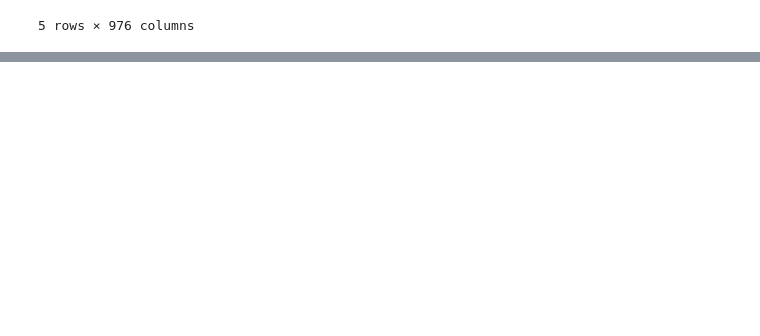
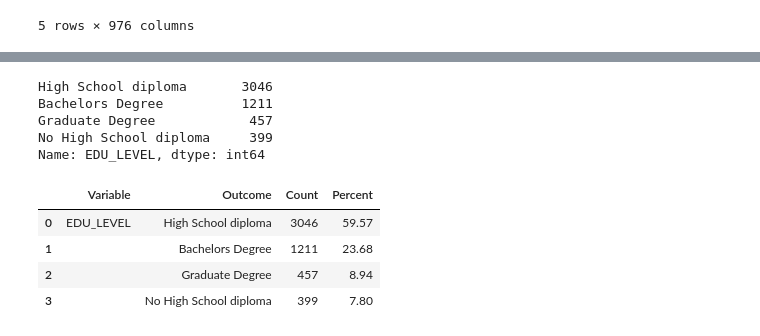
Before and after one commit to ginolopiccolo/skyline-math-200, a Jupyter notebook: Python_Notebook_Setup_by_.ipynb, the cells around one changed output, grey strips where cells are left out. Saved outputs shown, nothing was run; the diff lists cells and outputs as text; code cells hidden in the pictures; blank space fills up the shorter version.

```diff
--- a/Python_Notebook_Setup_by_.ipynb
+++ b/Python_Notebook_Setup_by_.ipynb
@@ -40,0 +60,3 @@ df.head()
+# %%
+df['EDU_LEVEL']=df['H4ED2']
+df['EDU_LEVEL'].value_counts()
@@ -40,0 +80,6 @@ df.head()
+# %%
+df['EDU_LEVEL'] = df['H4ED2']
+df['EDU_LEVEL'] = df['EDU_LEVEL'].loc[ df['EDU_LEVEL'] !=' ' ]
+df['EDU_LEVEL'] = df['EDU_LEVEL'].loc[ df['EDU_LEVEL'] !='96' ]
+df['EDU_LEVEL'] = df['EDU_LEVEL'].loc[ df['EDU_LEVEL'] !='98' ]
+df['EDU_LEVEL'].value_counts()
@@ -40,0 +101,21 @@ df.head()
+# %%
+df['EDU_LEVEL'].replace( ['1','2','3','4','5','6','7','8','9','10','11','12','13'],
+                      ['No High School diploma','No High School diploma',
+                       'High School diploma', 'High School diploma', 'High School diploma','High School diploma',
+                       'Bachelors Degree','Bachelors Degree',
+                       'Graduate Degree','Graduate Degree','Graduate Degree', 'Graduate Degree', 'Graduate Degree'] , inplace=True)
+df['EDU_LEVEL'].value_counts()
+# %% [output]
+High School diploma       3046
+Bachelors Degree          1211
+Graduate Degree            457
+No High School diploma     399
+Name: EDU_LEVEL, dtype: int64
+# %%
+rp.summary_cat(df['EDU_LEVEL'])
+# %% [output]
+|  | Variable | Outcome | Count | Percent |
+| 0 | EDU_LEVEL | High School diploma | 3046 | 59.57 |
+| 1 |  | Bachelors Degree | 1211 | 23.68 |
+| 2 |  | Graduate Degree | 457 | 8.94 |
+| 3 |  | No High School diploma | 399 | 7.80 |
```
Also changed, not shown: parts of 26 cells of this notebook.
